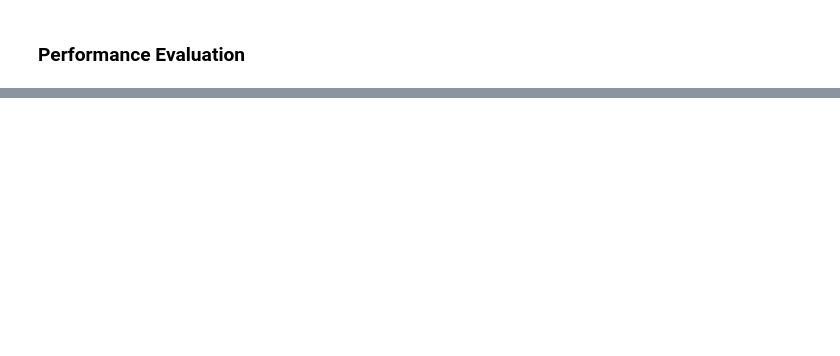
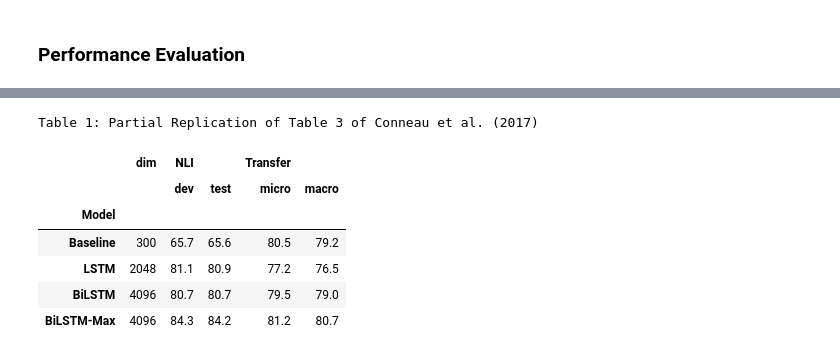
Before and after one commit to thesofakillers/infersent-replication, a Jupyter notebook: demo.ipynb, the cells around one changed output, grey strips where cells are left out. Saved outputs shown, nothing was run; the diff lists cells and outputs as text; code cells hidden in the pictures; blank space fills up the shorter version.

```diff
--- a/demo.ipynb
+++ b/demo.ipynb
@@ -183,0 +187,39 @@ for encoder_type in curve_data.keys():
+# %%
+# basic setup datastructures
+senteval_tasks = {"MR", "CR", "SUBJ", "MPQA", "SST2", "TREC", "MRPC", "SICKEntailment"}
+eval_data = {
+    "baseline": {
+        "name": "Baseline",
+        "dim": 300,
+        "snli": {},
+        "senteval": {},
+    },
+    "lstm": {
+        "name": "LSTM",
+        "dim": 2048,
+        "snli": {},
+        "senteval": {},
+    },
+    "bilstm": {
+        "name": "BiLSTM",
+        "dim": 4096,
+        "snli": {},
+        "senteval": {},
+    },
+    "maxpoolbilstm": {
+        "name": "BiLSTM-Max",
+        "dim": 4096,
+        "snli": {},
+        "senteval": {},
+    },
+}
+# %%
+for model in eval_data.keys():
+    with open(f"logs/{model}/eval/snli/val.pkl", "rb") as f:
+        eval_data[model]["snli"]["val"] = pickle.load(f)[0]["val_acc"]
+    with open(f"logs/{model}/eval/snli/test.pkl", "rb") as f:
+        eval_data[model]["snli"]["test"] = pickle.load(f)[0]["test_acc"]
+    with open(f"logs/{model}/eval/senteval/results.pkl", "rb") as f:
+        eval_data[model]["senteval"] = {
+            k: v for k, v in pickle.load(f).items() if k in senteval_tasks
+        }
@@ -183,0 +291,13 @@ for encoder_type in curve_data.keys():
+# %%
+eval_df.style.apply(highlight_max).format(precision=1).set_caption(
+    "Table 1: Partial Replication of Table 3 of Conneau et al. (2017)"
+)
+# %% [output]
+Table 1: Partial Replication of Table 3 of Conneau et al. (2017)
+|  | dim | NLI |  | Transfer |  |
+|  |  | dev | test | micro | macro |
+| Model |  |  |  |  |  |
+| Baseline | 300 | 65.7 | 65.6 | 80.5 | 79.2 |
+| LSTM | 2048 | 81.1 | 80.9 | 77.2 | 76.5 |
+| BiLSTM | 4096 | 80.7 | 80.7 | 79.5 | 79.0 |
+| BiLSTM-Max | 4096 | 84.3 | 84.2 | 81.2 | 80.7 |
```
Also changed, not shown: parts of 17 cells of this notebook, 11 other files.
